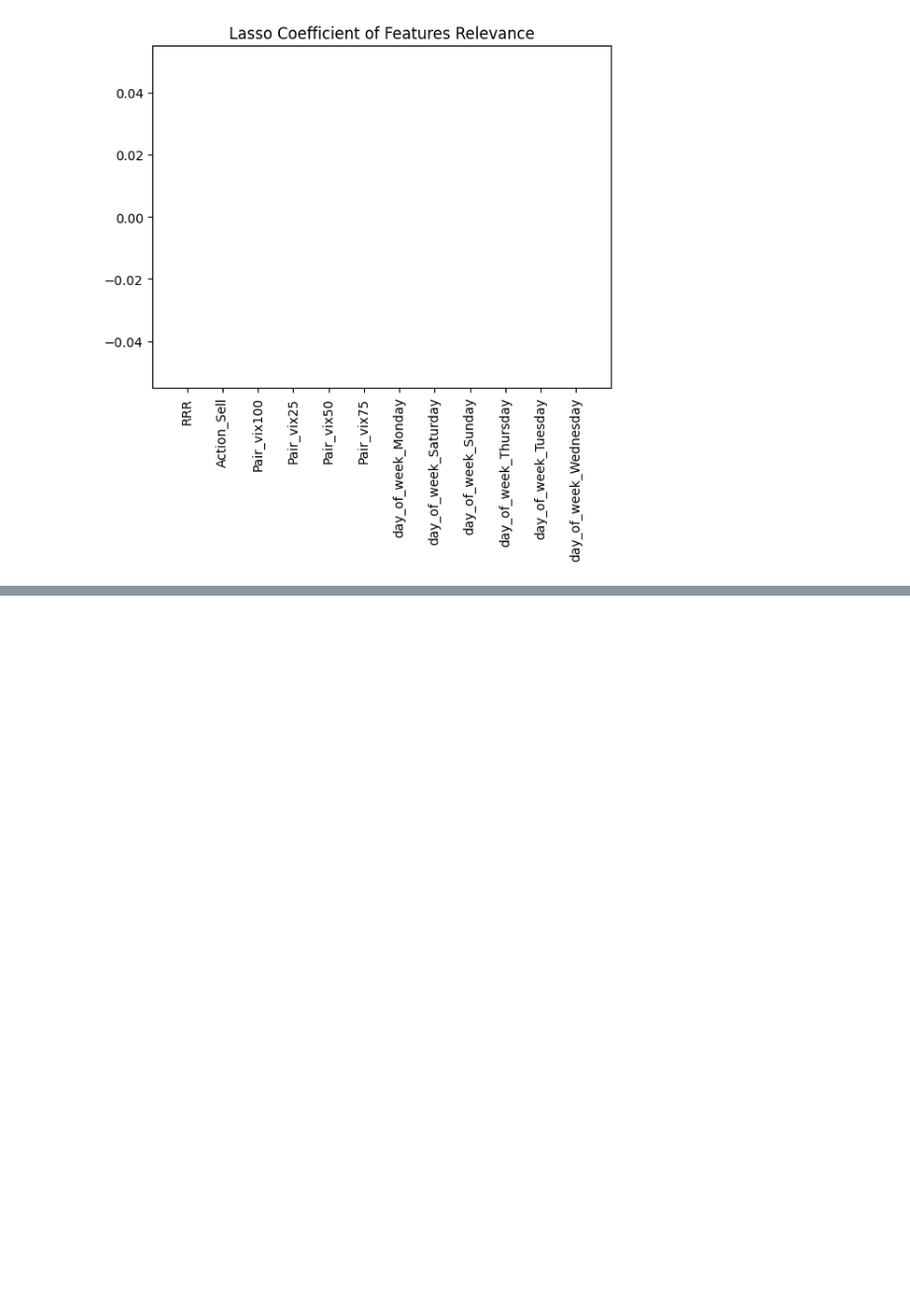
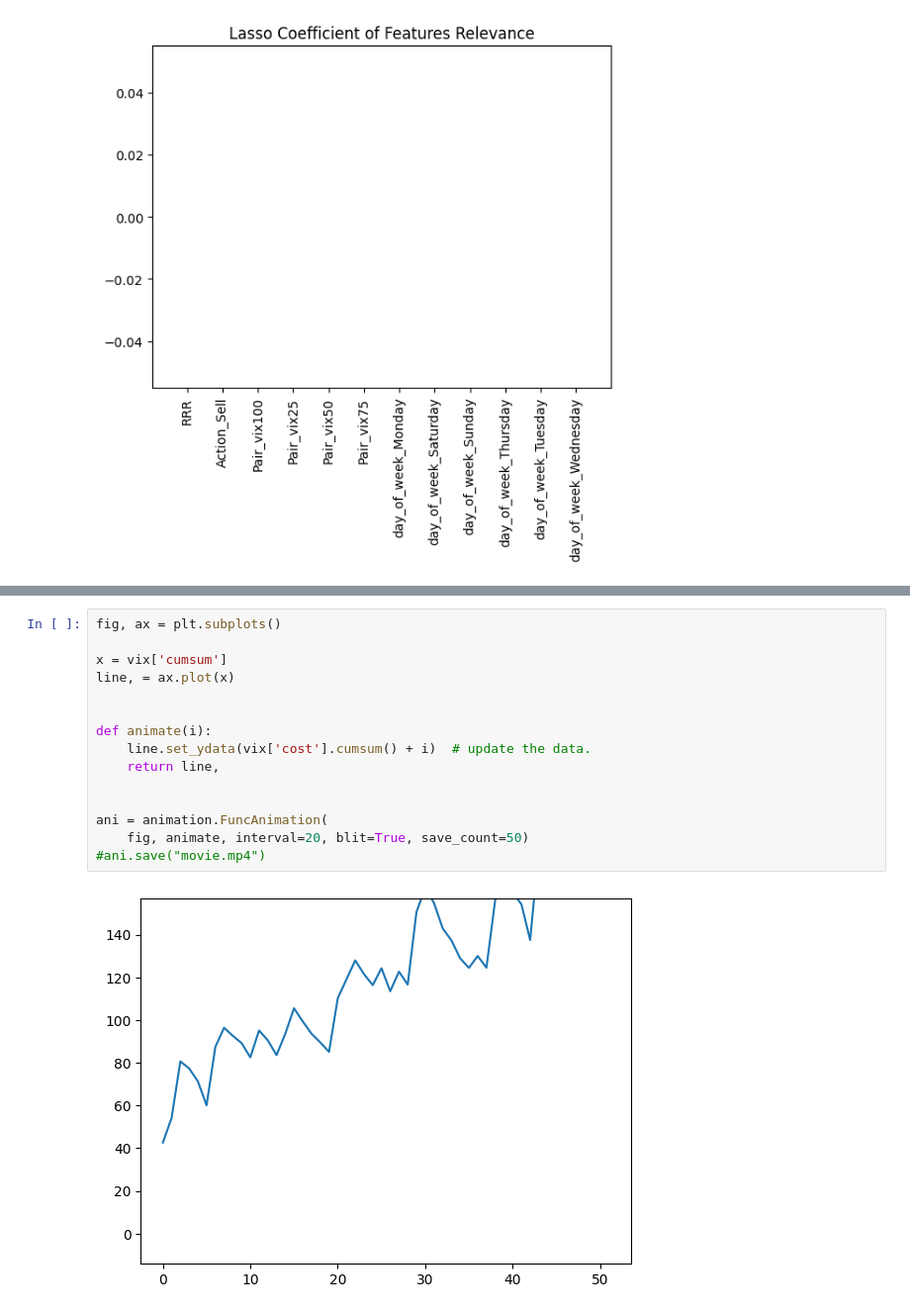
Before and after one commit to ToluPaul/forex, a Jupyter notebook: forex_pred.ipynb, the cells around one changed output, grey strips where cells are left out. Shown at 99% size. Drawn from its saved outputs; the diff is of its cells as text; blank space fills up the shorter version.

```diff
--- a/forex_pred.ipynb
+++ b/forex_pred.ipynb
@@ -430,0 +440,17 @@ vix['RRR'].mean()
+# %%
+fig, ax = plt.subplots()
+
+x = vix['cumsum']
+line, = ax.plot(x)
+
+
+def animate(i):
+    line.set_ydata(vix['cost'].cumsum() + i)  # update the data.
+    return line,
+
+
+ani = animation.FuncAnimation(
+    fig, animate, interval=20, blit=True, save_count=50)
+#ani.save("movie.mp4")
+# %% [output]
+[figure, added]
```
Also changed, not shown: parts of 3 cells of this notebook.
